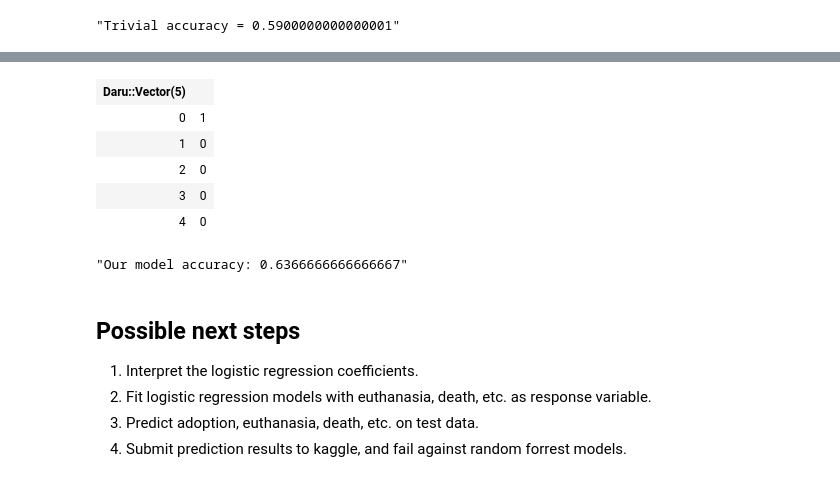
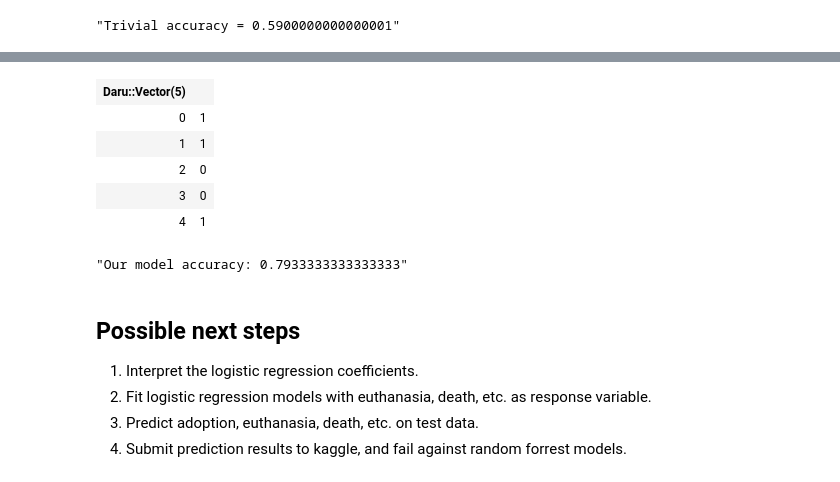
Before and after one commit to lokeshh/cat_notebook, a Jupyter notebook: Logistic regression with categorical data-Copy1.ipynb, the cells around one changed output, grey strips where cells are left out. Saved outputs shown, nothing was run; the diff lists cells and outputs as text; code cells hidden in the pictures.

```diff
--- a/Logistic regression with categorical data-Copy1.ipynb
+++ b/Logistic regression with categorical data-Copy1.ipynb
@@ -31,0 +75,2 @@ shelter_data.head 3
+# %%
+small['Breed'].base_category = 'other'
@@ -31,0 +81,3 @@ shelter_data.head 3
+# %%
+p small['Color'].categories.size
+small['Color'].frequencies.sort(ascending: false).head 10
@@ -31,0 +120,2 @@ shelter_data.head 3
+# %%
+small['Color'].base_category = 'other'
@@ -43,10 +155,12 @@ m = small['OutcomeType_Adoption'].mean
 # %%
 require 'statsample-glm'
 
-formula = 'OutcomeType_Adoption~AnimalType+AgeuponOutcome(Weeks)'
+formula = 'OutcomeType_Adoption~AnimalType+Breed+AgeuponOutcome(Weeks)+Color+SexuponOutcome'
+# formula = 'OutcomeType_Adoption~SexuponOutcome'
 # Getting NotRegularMatrix exception if including variables such as Breed and Color.
 # See (https://github.com/SciRuby/statsample-glm/issues/32)
-glm_adoption = Statsample::GLM.fit_model formula,
+
+glm_adoption = Statsample::GLM::Regression.new formula,
   small, :logistic
-glm_adoption.coefficients :hash
+glm_adoption.model.coefficients :hash
 # %% [output]
@@ -65,21 +168,21 @@ x.df_for_regression.head(5)
 # %%
-prediction = glm_adoption.predict x.df_for_regression[:'AnimalType_Cat', :'AgeuponOutcome(Weeks)']
-prediction.map! { |i| i < 0.5 ? 0 : 1 }
-prediction.head 5
+predict = glm_adoption.predict small
+predict.map! { |i| i < 0.5 ? 0 : 1 }
+predict.head 5
 # %% [output]
 | Daru::Vector(5) |  |
 | 0 | 1 |
-| 1 | 0 |
+| 1 | 1 |
 | 2 | 0 |
 | 3 | 0 |
-| 4 | 0 |
+| 4 | 1 |
 # %%
-real = x.df_for_regression['OutcomeType_Adoption']
-correct = real.zip(prediction).count { |a, b| a == b }
+real = small['OutcomeType_Adoption']
+correct = real.zip(predict).count { |a, b| a == b }
 total = real.size
 "Our model accuracy: #{correct/total.to_f}"
 # %% [output]
-"Our model accuracy: 0.6366666666666667"
+"Our model accuracy: 0.7933333333333333"
 # %% [markdown]
 ## Possible next steps
 
```
Also changed, not shown: parts of 17 cells of this notebook.
